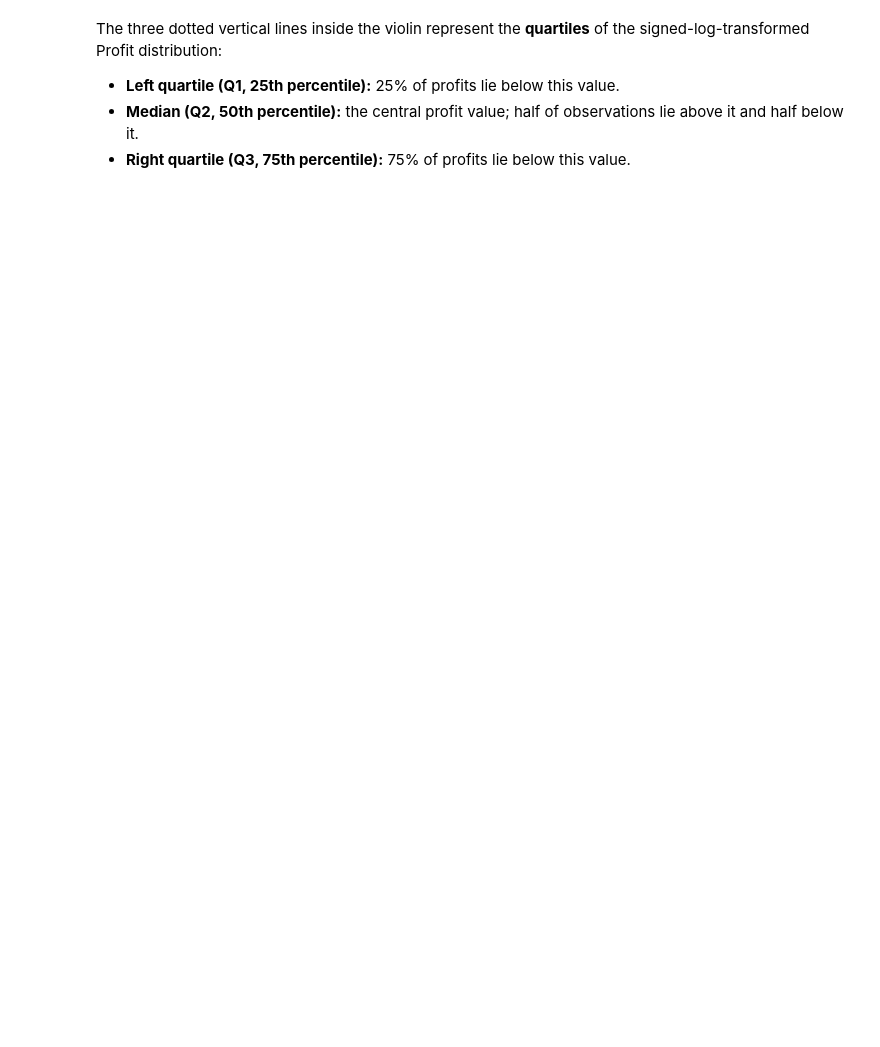
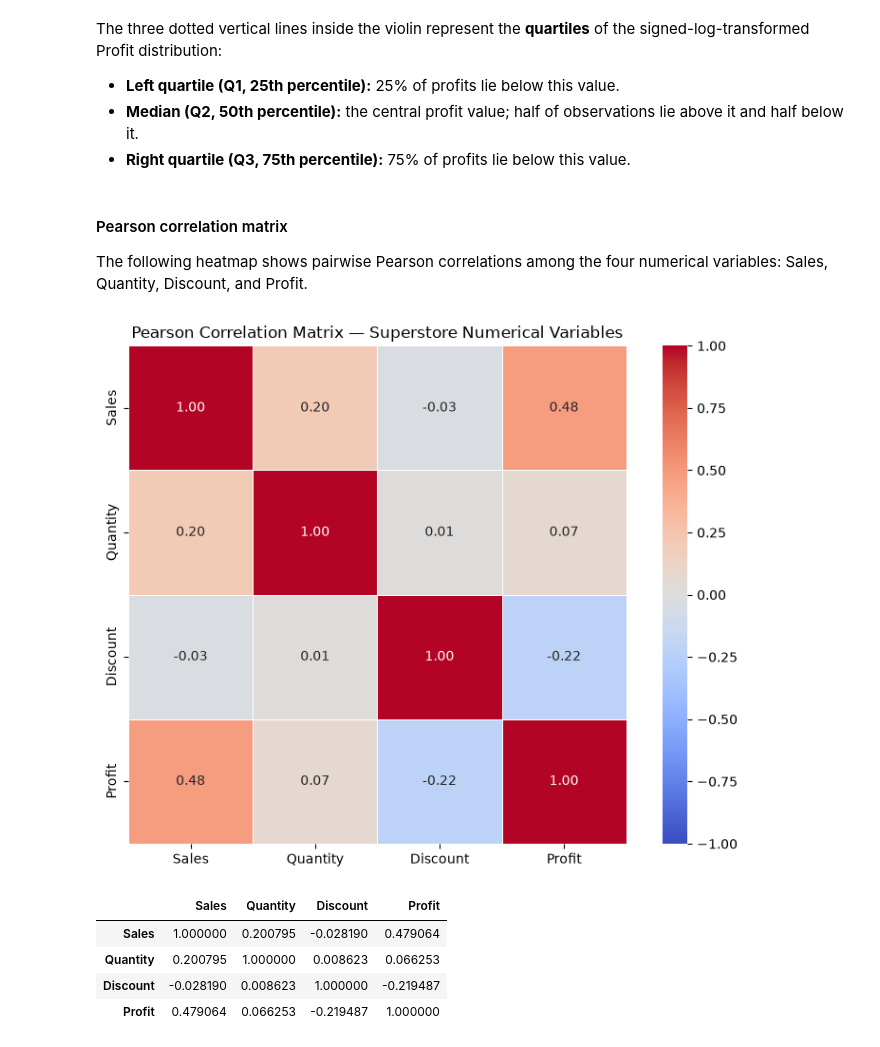
Before and after one commit to nhasbun/lse_fiuba_analisis_datos_ti2, a Jupyter notebook: app.ipynb, the cells around one changed output. Drawn from its saved outputs; the diff is of its cells as text; code cells hidden in the pictures; blank space fills up the shorter version.

```diff
--- a/app.ipynb
+++ b/app.ipynb
@@ -285,3 +264,36 @@ The three dotted vertical lines inside the violin represent the **quartiles** of
 - **Left quartile (Q1, 25th percentile):** 25% of profits lie below this value.
 - **Median (Q2, 50th percentile):** the central profit value; half of observations lie above it and half below it.
 - **Right quartile (Q3, 75th percentile):** 75% of profits lie below this value.
+# %% [markdown]
+#### Pearson correlation matrix
+
+The following heatmap shows pairwise Pearson correlations among the four numerical variables: Sales, Quantity, Discount, and Profit.
+# %%
+# Pearson correlation matrix for the four numerical variables
+corr_matrix = df[numerical_columns].corr(method="pearson")
+
+fig, ax = plt.subplots(figsize=(8, 6))
+sns.heatmap(
+    corr_matrix,
+    annot=True,
+    fmt=".2f",
+    cmap="coolwarm",
+    vmin=-1,
+    vmax=1,
+    center=0,
+    square=True,
+    linewidths=0.5,
+    ax=ax,
+)
+ax.set_title("Pearson Correlation Matrix — Superstore Numerical Variables")
+plt.tight_layout()
+plt.show()
+
+corr_matrix
+# %% [output]
+[figure, added]
+|  | Sales | Quantity | Discount | Profit |
+| Sales | 1.000000 | 0.200795 | -0.028190 | 0.479064 |
+| Quantity | 0.200795 | 1.000000 | 0.008623 | 0.066253 |
+| Discount | -0.028190 | 0.008623 | 1.000000 | -0.219487 |
+| Profit | 0.479064 | 0.066253 | -0.219487 | 1.000000 |
```
Also changed, not shown: parts of 4 cells of this notebook.
